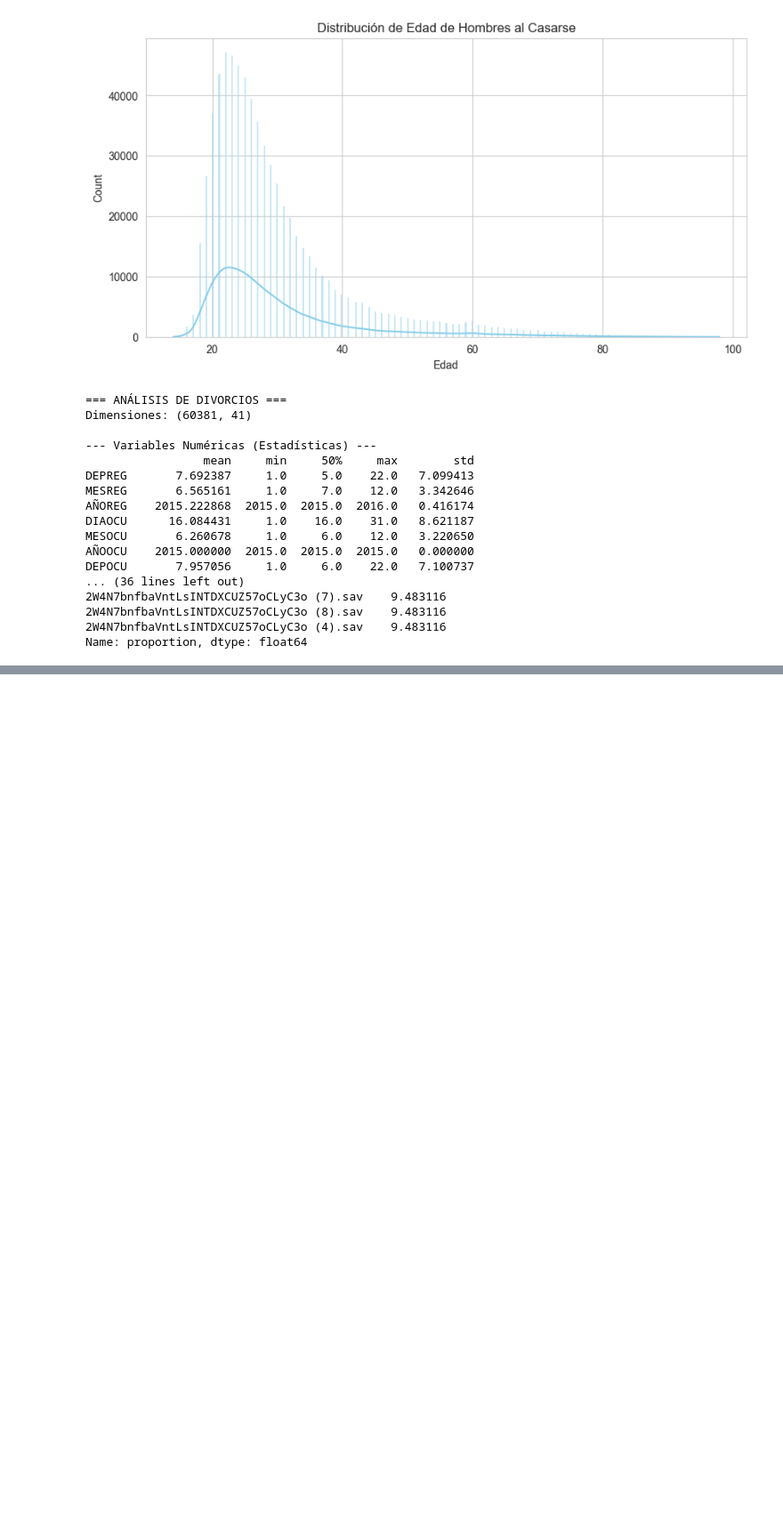
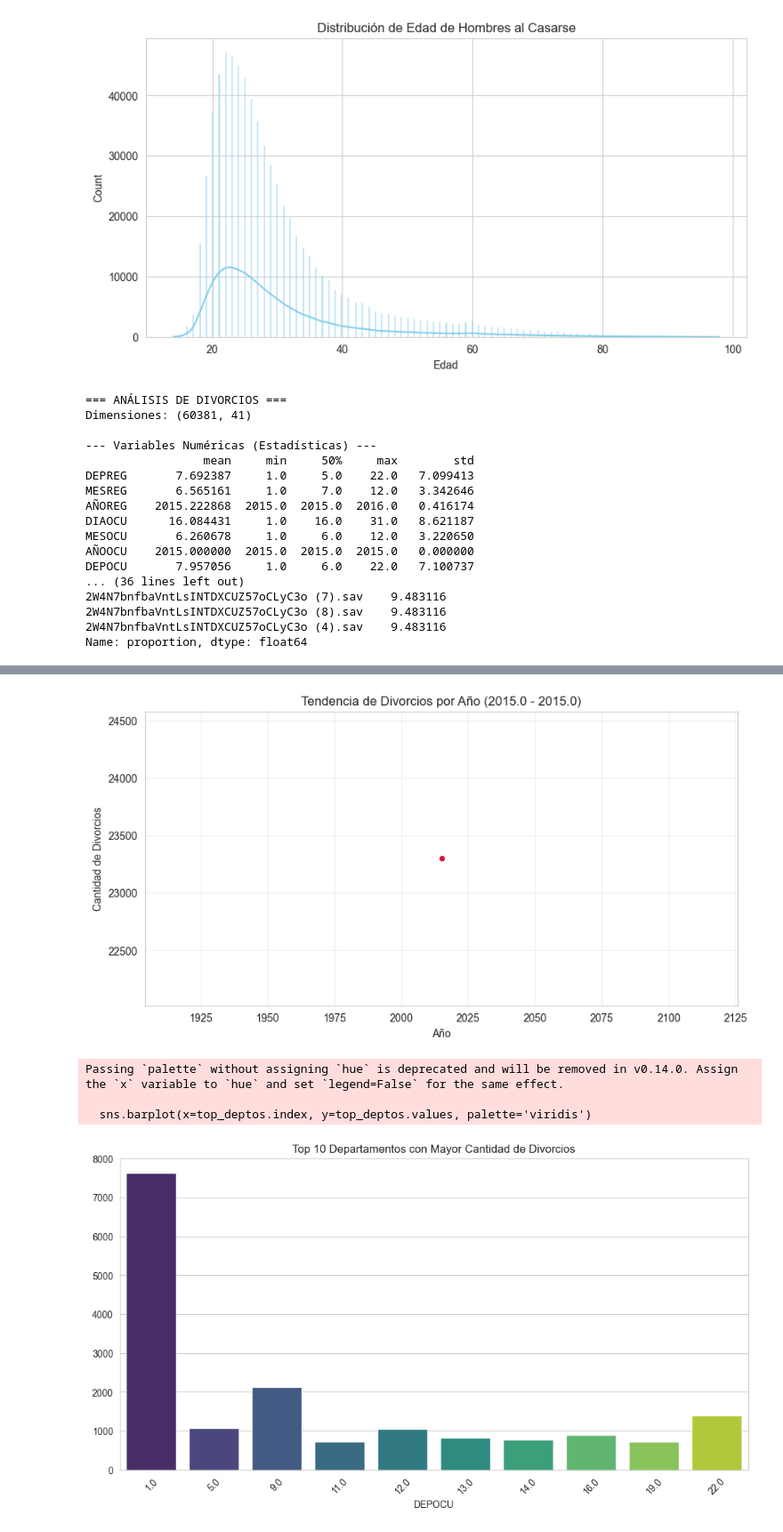
Before and after one commit to Palasuwu/CorteProyecto1Mineria, a Jupyter notebook: Proyecto.ipynb, the cells around one changed output, grey strips where cells are left out. Shown at 89% size. Cells and saved outputs as stored; diff of their text form; code cells hidden in the pictures; blank space fills up the shorter version.

```diff
--- a/Proyecto.ipynb
+++ b/Proyecto.ipynb
@@ -179,0 +226,39 @@ Name: proportion, dtype: float64
+# %%
+# =============================================================================
+# 2. VALIDACIÓN DE HIPÓTESIS
+# =============================================================================
+import matplotlib.pyplot as plt
+import seaborn as sns
+
+# --- HIPÓTESIS TEMPORAL: ¿Aumentan los divorcios por año? ---
+plt.figure(figsize=(10, 5))
+conteo_anual = df_clean[col_anio].value_counts().sort_index()
+sns.lineplot(x=conteo_anual.index, y=conteo_anual.values, marker='o', color='crimson')
+plt.title(f'Tendencia de Divorcios por Año ({conteo_anual.index.min()} - {conteo_anual.index.max()})')
+plt.xlabel('Año')
+plt.ylabel('Cantidad de Divorcios')
+plt.grid(True, alpha=0.3)
+plt.show()
+
+# --- HIPÓTESIS GEOGRÁFICA: ¿Qué departamentos tienen más divorcios? ---
+plt.figure(figsize=(12, 6))
+# Top 10 Departamentos
+top_deptos = df_clean[col_depto].value_counts().head(10)
+sns.barplot(x=top_deptos.index, y=top_deptos.values, palette='viridis')
+plt.xticks(rotation=45)
+plt.title('Top 10 Departamentos con Mayor Cantidad de Divorcios')
+plt.show()
+
+# --- HIPÓTESIS DE EDAD: Distribución de edades ---
+plt.figure(figsize=(10, 5))
+sns.histplot(df_clean[col_hombre], color='blue', alpha=0.5, label='Hombres', kde=True)
+sns.histplot(df_clean[col_mujer], color='pink', alpha=0.5, label='Mujeres', kde=True)
+plt.legend()
+plt.title('Comparación de Edades al Divorciarse')
+plt.show()
+# %% [output]
+[figure, added]
+Passing `palette` without assigning `hue` is deprecated and will be removed in v0.14.0. Assign the `x` variable to `hue` and set `legend=False` for the same effect.
+
+  sns.barplot(x=top_deptos.index, y=top_deptos.values, palette='viridis')
+[figure, added]
```
Also changed, not shown: parts of 4 cells of this notebook.
